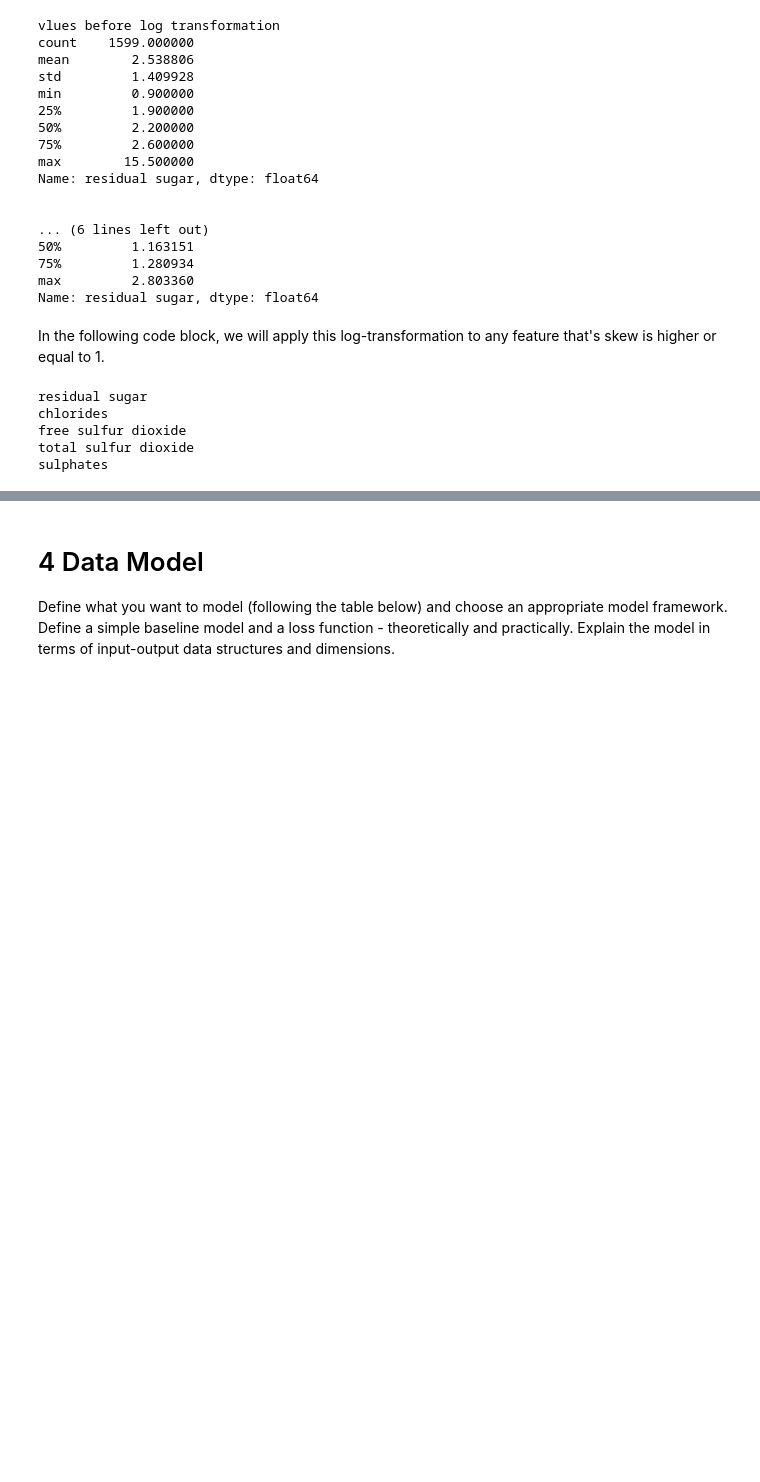
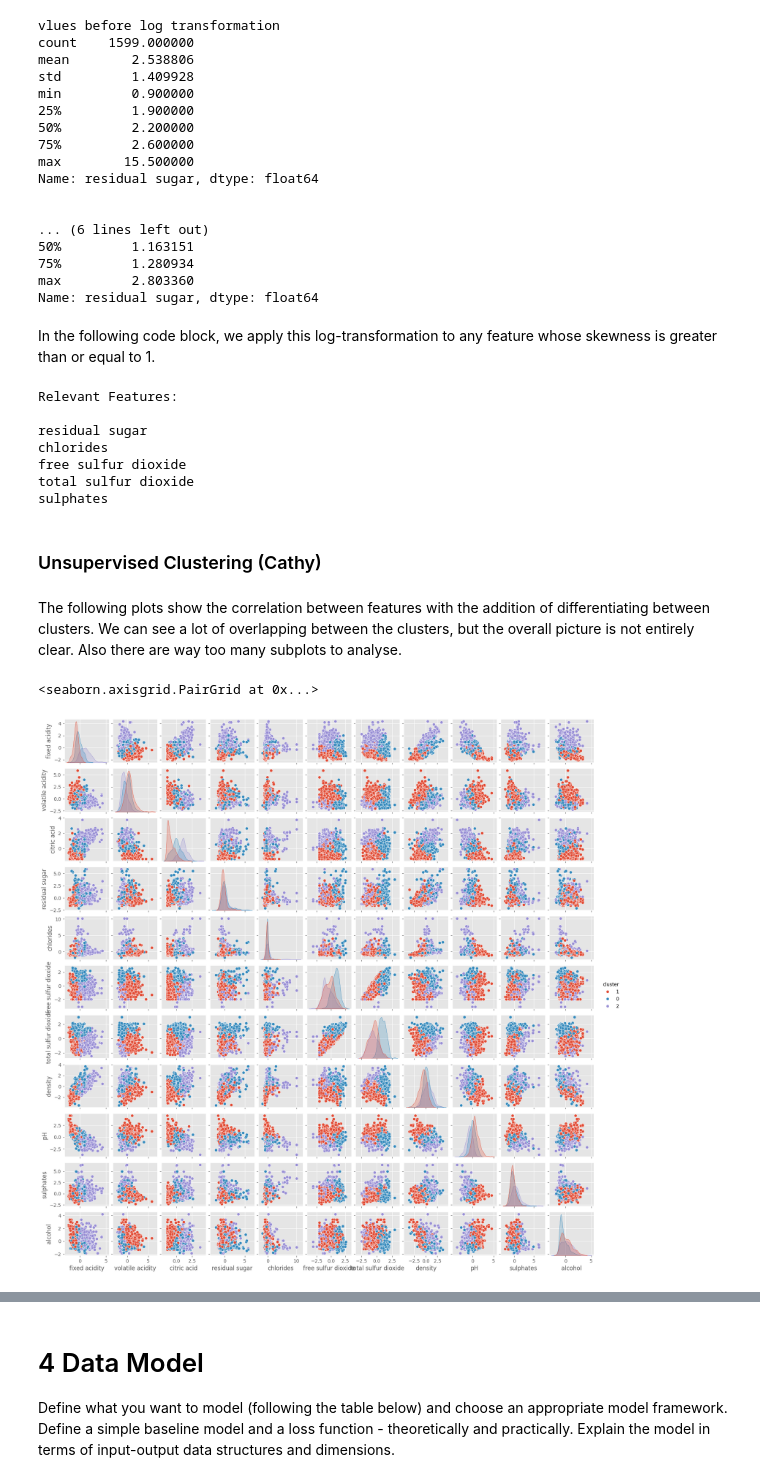
Before and after one commit to McRicecorn/NeuronaleNetze_WineQuality, a Jupyter notebook: Project1_Wine.ipynb, the cells around one changed output, grey strips where cells are left out. Cells and saved outputs as stored; diff of their text form; code cells hidden in the pictures; blank space fills up the shorter version.

Commit message:
supervised clustering added

```diff
--- a/Project1_Wine.ipynb
+++ b/Project1_Wine.ipynb
@@ -279,7 +292,7 @@ Name: residual sugar, dtype: float64
 max         2.803360
 Name: residual sugar, dtype: float64
 # %% [markdown]
-In the following code block, we will apply this log-transformation to any feature that's skew is higher or equal to 1.
+In the following code block, we apply this log-transformation to any feature whose skewness is greater than or equal to 1.
 # %%
 #zur Bestimmung, ob Transformation nötig ist
 log_features = []
@@ -294,10 +307,12 @@ for feat in features:
     print("Skewness nach:", np.log1p(df[feat]).skew())
     print("\n")
     '''
-
+print("Relevant Features:\n")
 for i in log_features:
     print(i)
 # %% [output]
+Relevant Features:
+
 residual sugar
 chlorides
 free sulfur dioxide
@@ -321,3 +336,17 @@ Xs = scaler.fit_transform(X) #nur auf X skalieren NICHT auf quality
 
 df_scaled = pd.DataFrame(Xs, columns=features, index=X.index)
 df_scaled_long = df_scaled.melt(var_name="Feature", value_name="Value")
+# %% [markdown]
+### Unsupervised Clustering (Cathy)
+# %% [markdown]
+The following plots show the correlation between features with the addition of differentiating between clusters. We can see a lot of overlapping between the clusters, but the overall picture is not entirely clear. Also there are way too many subplots to analyse.
+# %%
+kmeans = KMeans(n_clusters=3)
+labels = kmeans.fit_predict(Xs)
+
+df_scaled["cluster"] = labels.astype(str)
+
+sns.pairplot(df_scaled, hue="cluster", height=1.5, aspect=1.0)
+# %% [output]
+<seaborn.axisgrid.PairGrid at 0x...>
+[figure, added]
```
Also changed, not shown: parts of 17 cells of this notebook.
